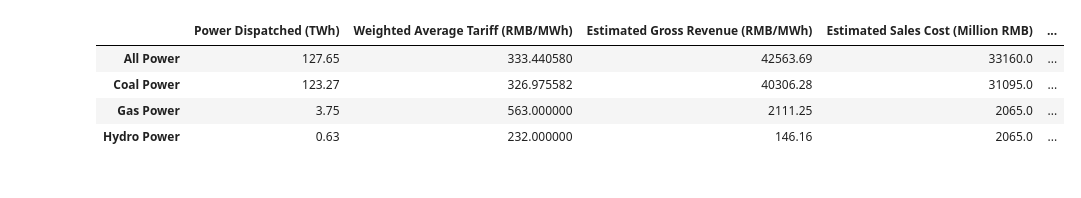
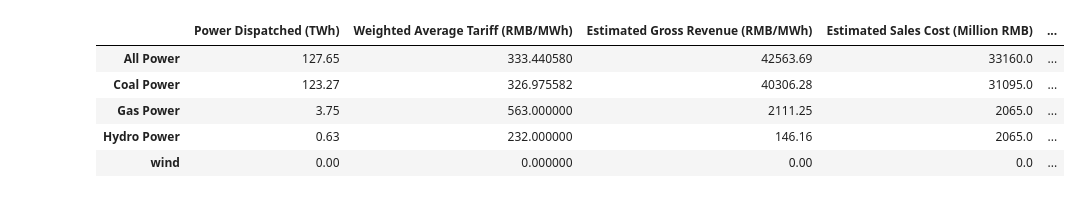
Before and after one commit to orangejustin/CHINA_SOE_MODEL, a Jupyter notebook: Working paper june 2022 replication.ipynb, the cells around one changed output. Saved outputs shown, nothing was run; the diff lists cells and outputs as text; code cells hidden in the pictures.

```diff
--- a/Working paper june 2022 replication.ipynb
+++ b/Working paper june 2022 replication.ipynb
@@ -24,19 +86,22 @@ model.correct_digital_type()
 # %%
 params = {
-    "types": "power",
+    "types": "coal power",
     "pct": 0.5,
     "year": 2020,
     "coal_price": None, # default is none
-    "coal_power": True,
-    "coal_purchase": False,
-    "coal_transportation": False
+    "coal_purchase":False,
+    "coal_transportation":False,
+    "reduce_self_produced":False,
+    "reduce_purchased":False,
+    "cut_purchased_coal":False
 }
 
-table = model.scenario2(**params)
+table = model.scenario(**params)
 table
 # %% [output]
 |  | Power Dispatched (TWh) | Weighted Average Tariff (RMB/MWh) | Estimated Gross Revenue (RMB/MWh) | Estimated Sales Cost (Million RMB) | ... |
 | All Power | 127.65 | 333.440580 | 42563.69 | 33160.0 | ... |
 | Coal Power | 123.27 | 326.975582 | 40306.28 | 31095.0 | ... |
 | Gas Power | 3.75 | 563.000000 | 2111.25 | 2065.0 | ... |
 | Hydro Power | 0.63 | 232.000000 | 146.16 | 2065.0 | ... |
+| wind | 0.00 | 0.000000 | 0.00 | 0.0 | ... |
```
Also changed, not shown: parts of 16 cells of this notebook, 17 other files.
